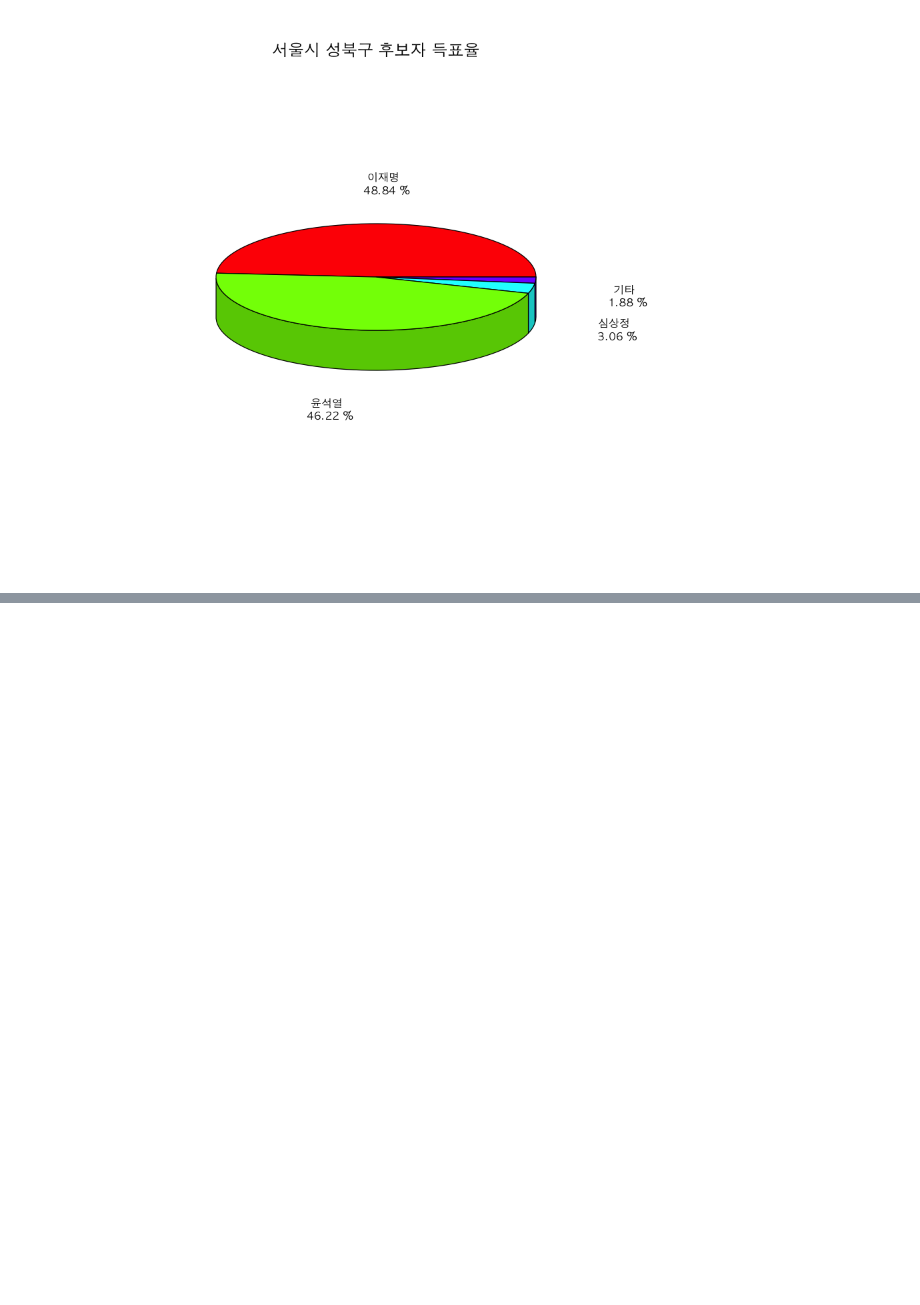
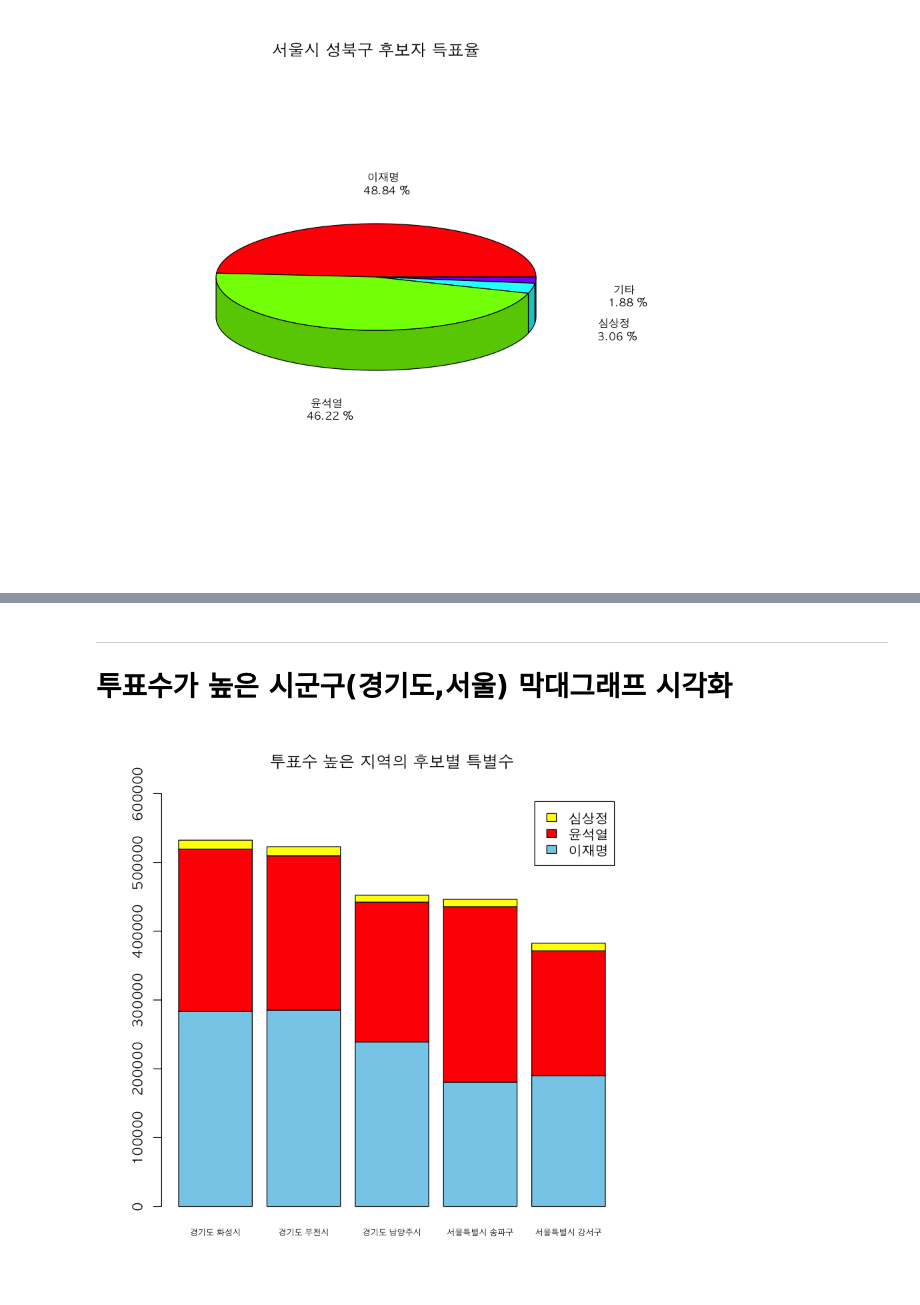
Before and after one commit to naddda0813/Rbase, a Jupyter notebook: 10.20대_대선자료 시각화.ipynb, the cells around one changed output, grey strips where cells are left out. Cells and saved outputs as stored; diff of their text form; code cells hidden in the pictures; blank space fills up the shorter version.

```diff
--- a/10.20대_대선자료 시각화.ipynb
+++ b/10.20대_대선자료 시각화.ipynb
@@ -336,0 +387,25 @@ pie3D(electionSB2,
+# %% [markdown]
+---
+# 투표수가 높은 시군구(경기도,서울) 막대그래프 시각화
+# %%
+votemost_수도권<- arrange(subset(election,광역시도 %in% c('경기도','서울특별시')),desc(투표수))
+votemost_수도권<- subset(votemost_수도권)[1:5,]
+
+votemost_5지역<- as.matrix(votemost_수도권[,c('이재명','윤석열','심상정')])
+rownames(votemost_5지역) <- paste(votemost_수도권[,1],votemost_수도권[,2])
+#votemost_5지역 <- t(votemost_5지역)
+votemost_5지역<-t(votemost_5지역 )
+# %%
+# 막대그래프로 만들기
+par(family= 'AppleGothic', bg='white')
+options(scipen = 100)
+barplot(votemost_5지역,
+        main = '투표수 높은 지역의 후보별 특별수',
+        ylim =c(0,600000),
+        cex.names = 0.6,
+        col =c('sky blue','red','yellow'),
+        legend = T,
+
+)
+# %% [output]
+[figure, added]
```
Also changed, not shown: parts of 21 cells of this notebook, 1 other file.
